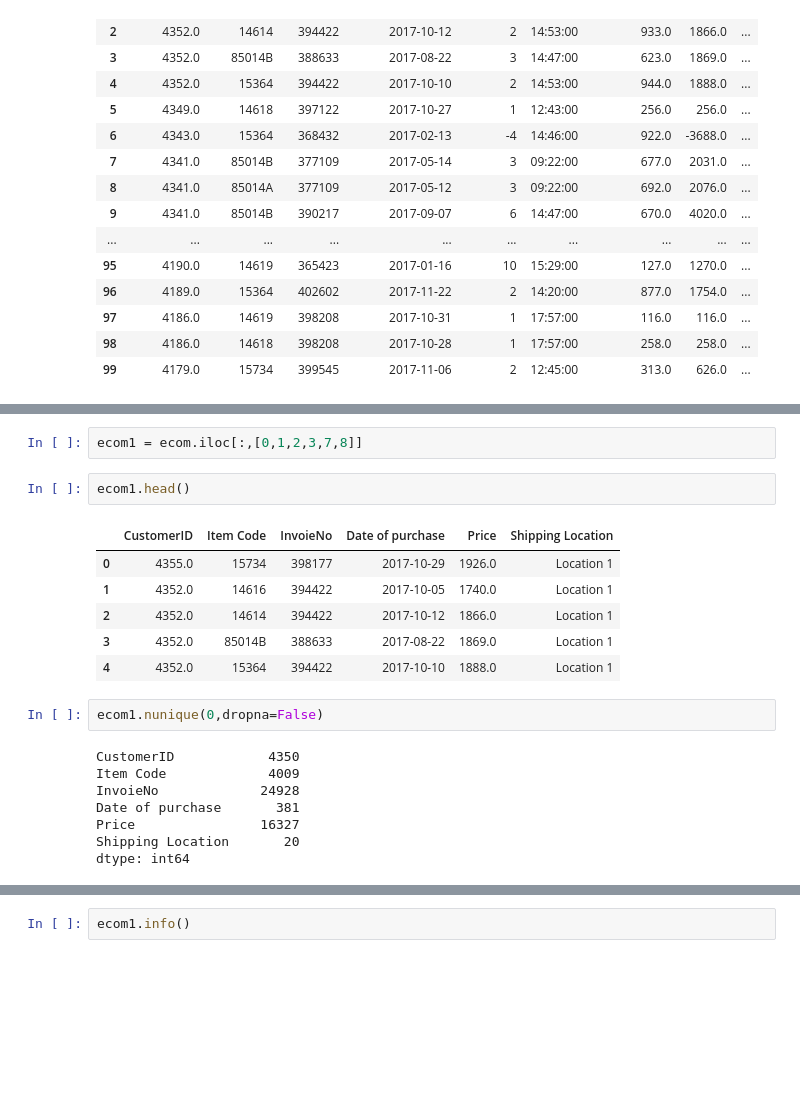
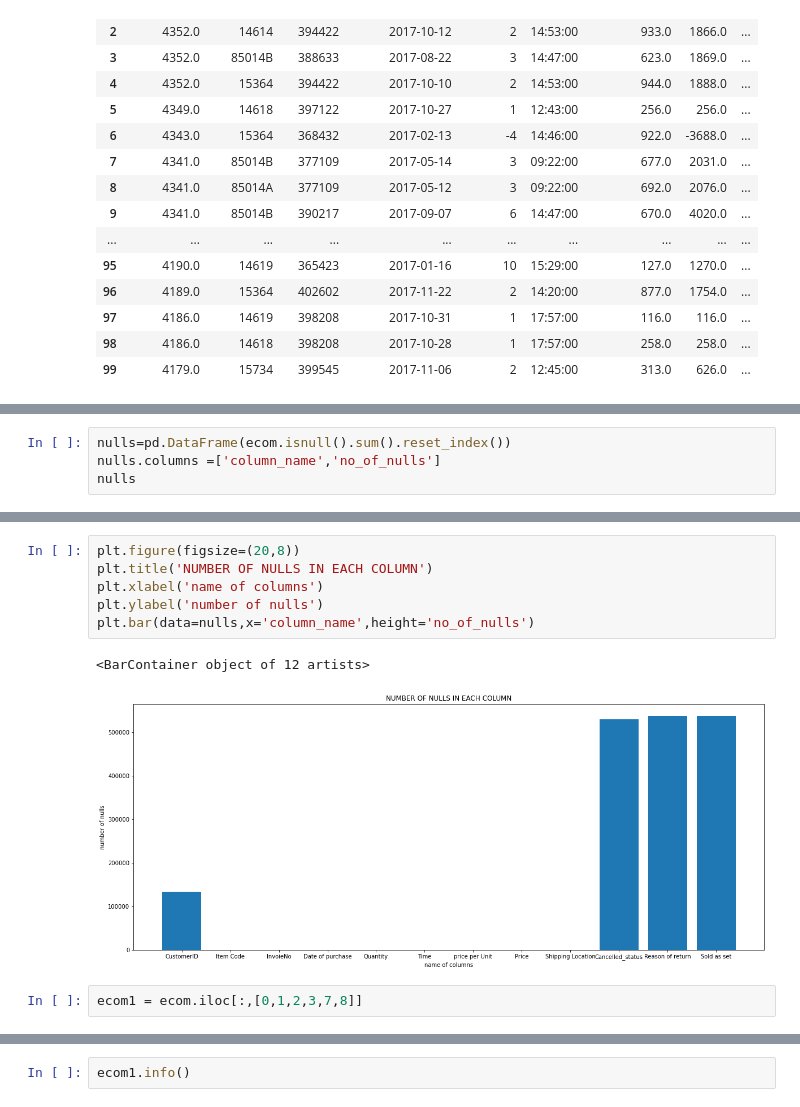
Before and after one commit to aditigawali/ecomanalytics, a Jupyter notebook: ecomanalytics-checkpoint.ipynb, the cells around one changed output, grey strips where cells are left out. Drawn from its saved outputs; the diff is of its cells as text; blank space fills up the shorter version.

```diff
--- a/ecomanalytics-checkpoint.ipynb
+++ b/ecomanalytics-checkpoint.ipynb
@@ -27,0 +31,4 @@ ecom.head(100)
+# %%
+nulls=pd.DataFrame(ecom.isnull().sum().reset_index())
+nulls.columns =['column_name','no_of_nulls']
+nulls
@@ -28,21 +49,11 @@ ecom.head(100)
+# %%
+plt.figure(figsize=(20,8))
+plt.title('NUMBER OF NULLS IN EACH COLUMN')
+plt.xlabel('name of columns')
+plt.ylabel('number of nulls')
+plt.bar(data=nulls,x='column_name',height='no_of_nulls')
+# %% [output]
+<BarContainer object of 12 artists>
+[figure, added]
 # %%
 ecom1 = ecom.iloc[:,[0,1,2,3,7,8]]
-# %%
-ecom1.head()
-# %% [output]
-|  | CustomerID | Item Code | InvoieNo | Date of purchase | Price | Shipping Location |
-| 0 | 4355.0 | 15734 | 398177 | 2017-10-29 | 1926.0 | Location 1 |
-| 1 | 4352.0 | 14616 | 394422 | 2017-10-05 | 1740.0 | Location 1 |
-| 2 | 4352.0 | 14614 | 394422 | 2017-10-12 | 1866.0 | Location 1 |
-| 3 | 4352.0 | 85014B | 388633 | 2017-08-22 | 1869.0 | Location 1 |
-| 4 | 4352.0 | 15364 | 394422 | 2017-10-10 | 1888.0 | Location 1 |
-# %%
-ecom1.nunique(0,dropna=False)
-# %% [output]
-CustomerID            4350
-Item Code             4009
-InvoieNo             24928
-Date of purchase       381
-Price                16327
-Shipping Location       20
-dtype: int64
```
Also changed, not shown: parts of 39 cells of this notebook.
